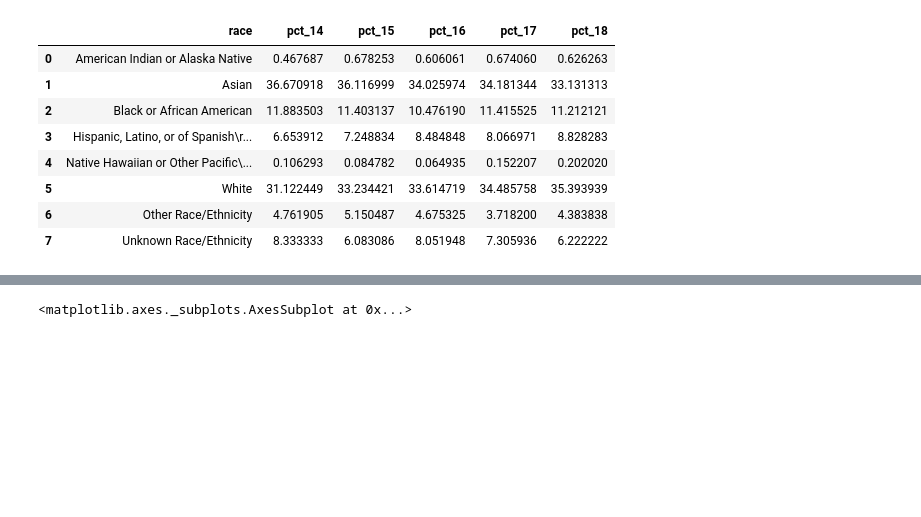
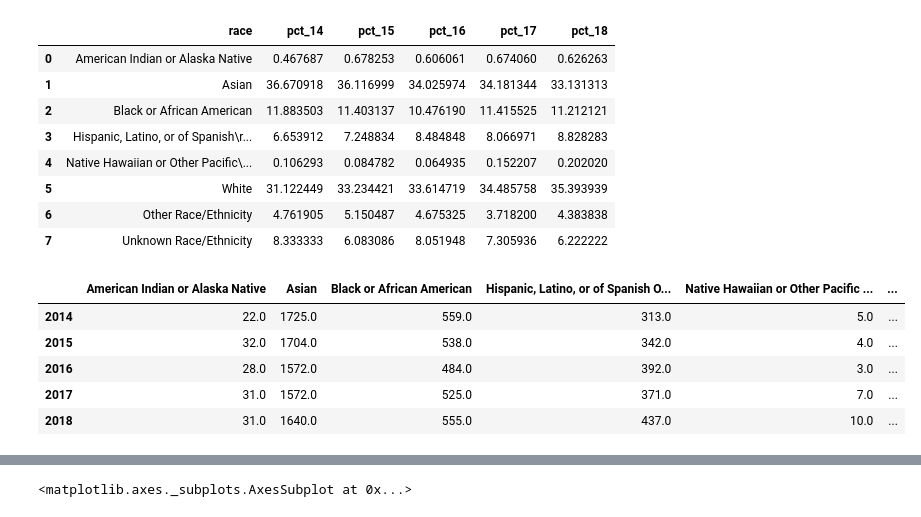
Before and after one commit to lliukrason2/analysis_projects, a Jupyter notebook: psychiatrists_diversity/residency_applicants_visualization.ipynb, the cells around one changed output, grey strips where cells are left out. Saved outputs shown, nothing was run; the diff lists cells and outputs as text; code cells hidden in the pictures; blank space fills up the shorter version.

```diff
--- a/psychiatrists_diversity/residency_applicants_visualization.ipynb
+++ b/psychiatrists_diversity/residency_applicants_visualization.ipynb
@@ -55,0 +102,9 @@ df[['race','pct_14','pct_15','pct_16','pct_17','pct_18']][:-1]
+# %%
+df_number
+# %% [output]
+|  | American Indian or Alaska Native | Asian | Black or African American | Hispanic, Latino, or of Spanish O... | Native Hawaiian or Other Pacific ... | ... |
+| 2014 | 22.0 | 1725.0 | 559.0 | 313.0 | 5.0 | ... |
+| 2015 | 32.0 | 1704.0 | 538.0 | 342.0 | 4.0 | ... |
+| 2016 | 28.0 | 1572.0 | 484.0 | 392.0 | 3.0 | ... |
+| 2017 | 31.0 | 1572.0 | 525.0 | 371.0 | 7.0 | ... |
+| 2018 | 31.0 | 1640.0 | 555.0 | 437.0 | 10.0 | ... |
```
Also changed, not shown: parts of 20 cells of this notebook, 8 other files.
